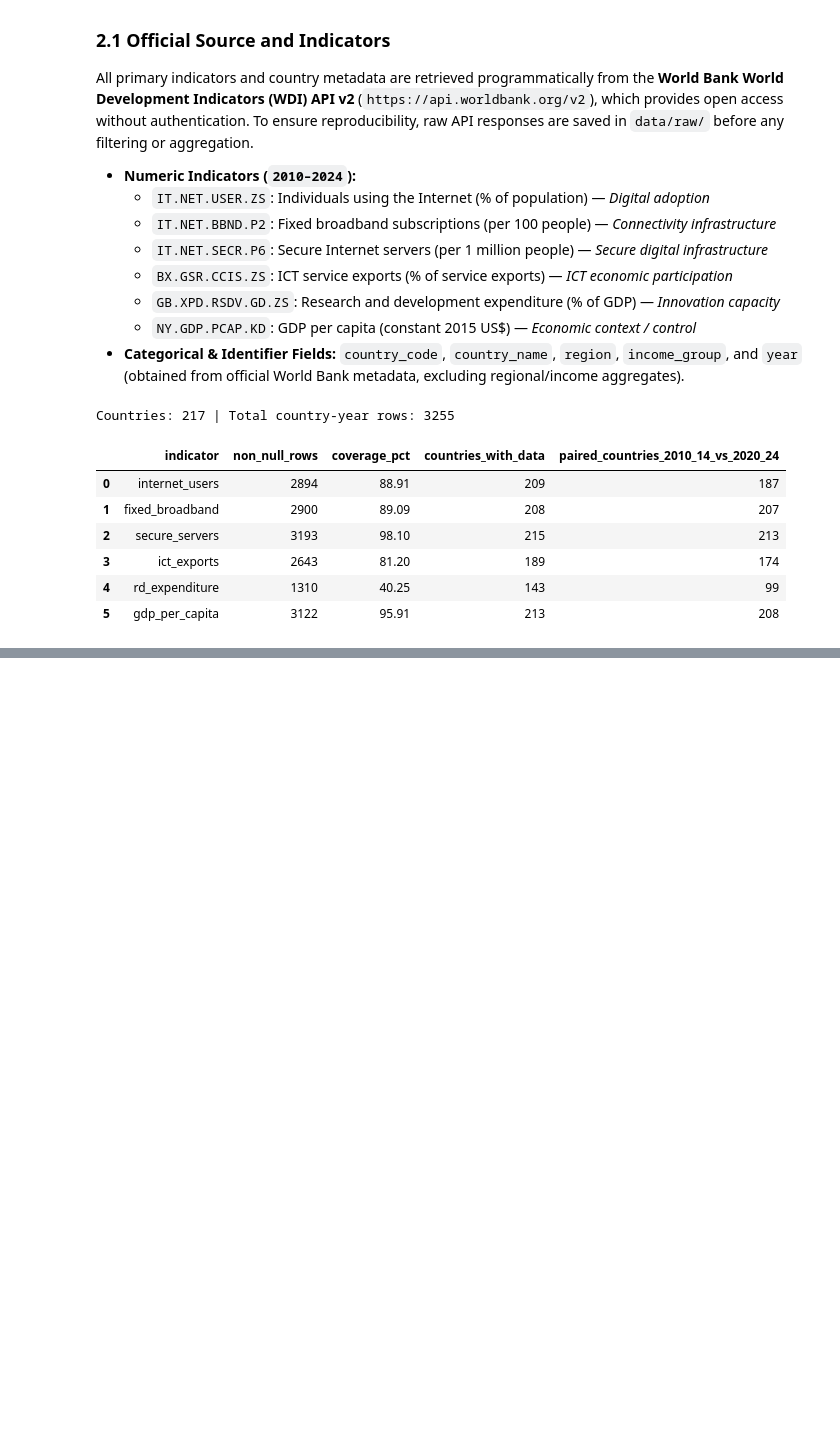
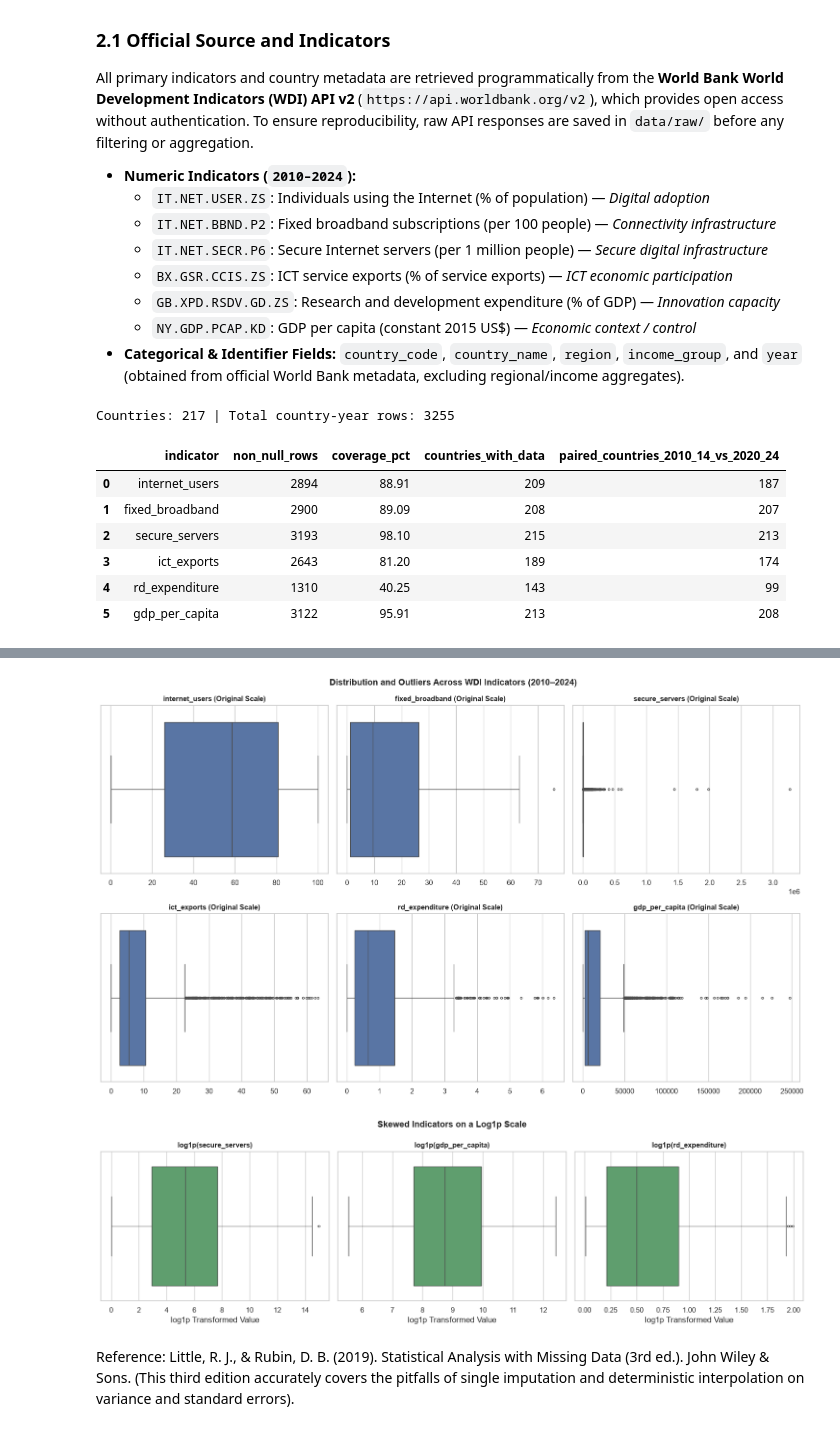
Before and after one commit to 2026739-Jose/CA-1-Capstone-Project_Stats-for-Data-Analytics, a Jupyter notebook: CA2/2026739-Jose_CA2-Statistical Techniques Project.ipynb, the cells around one changed output, grey strips where cells are left out. Saved outputs shown, nothing was run; the diff lists cells and outputs as text; code cells hidden in the pictures; blank space fills up the shorter version.

```diff
--- a/CA2/2026739-Jose_CA2-Statistical Techniques Project.ipynb
+++ b/CA2/2026739-Jose_CA2-Statistical Techniques Project.ipynb
@@ -202,0 +721,56 @@ Countries: 217 | Total country-year rows: 3255
+# %%
+
+
+import matplotlib.pyplot as plt
+import numpy as np
+import seaborn as sns
+
+sns.set_theme(style="whitegrid")
+
+indicator_cols = [
+    "internet_users",
+    "fixed_broadband",
+    "secure_servers",
+    "ict_exports",
+    "rd_expenditure",
+    "gdp_per_capita",
+]
+
+# Boxplots on the original scale
+fig, axes = plt.subplots(2, 3, figsize=(15, 9))
+axes = axes.flatten()
+
+for ax, col in zip(axes, indicator_cols):
+  series = panel[col].dropna()
+  sns.boxplot(x=series, ax=ax, color="#4C72B0", fliersize=3)
+  ax.set_title(f"{col} (Original Scale)", fontsize=11, fontweight="bold")
+  ax.set_xlabel("")
+
+fig.suptitle(
+    "Distribution and Outliers Across WDI Indicators (2010–2024)",
+    fontsize=13,
+    fontweight="bold",
+)
+plt.tight_layout()
+plt.show()
+
+# Boxplots on a log1p scale for right-skewed indicators
+skewed_cols = ["secure_servers", "gdp_per_capita", "rd_expenditure"]
+fig, axes = plt.subplots(1, 3, figsize=(15, 4.5))
+
+for ax, col in zip(axes, skewed_cols):
+  log_series = np.log1p(panel[col].clip(lower=0).dropna())
+  sns.boxplot(x=log_series, ax=ax, color="#55A868", fliersize=3)
+  ax.set_title(f"log1p({col})", fontsize=11, fontweight="bold")
+  ax.set_xlabel("log1p Transformed Value")
+
+fig.suptitle(
+    "Skewed Indicators on a Log1p Scale", fontsize=13, fontweight="bold"
+)
+plt.tight_layout()
+plt.show()
+# %% [output]
+[figure, added]
+[figure, added]
+# %% [markdown]
+Reference: Little, R. J., & Rubin, D. B. (2019). Statistical Analysis with Missing Data (3rd ed.). John Wiley & Sons. (This third edition accurately covers the pitfalls of single imputation and deterministic interpolation on variance and standard errors).
```
Also changed, not shown: parts of 11 cells of this notebook, 2 other files.
